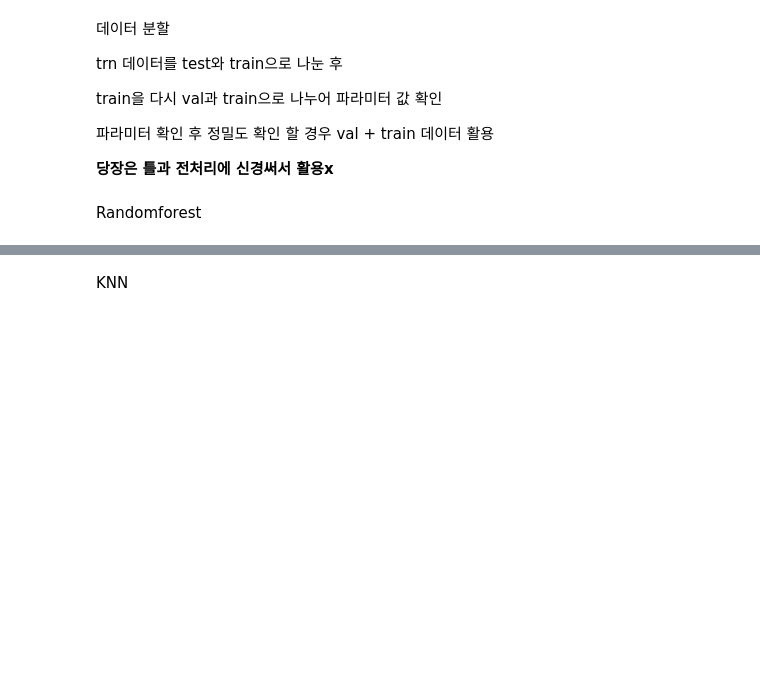
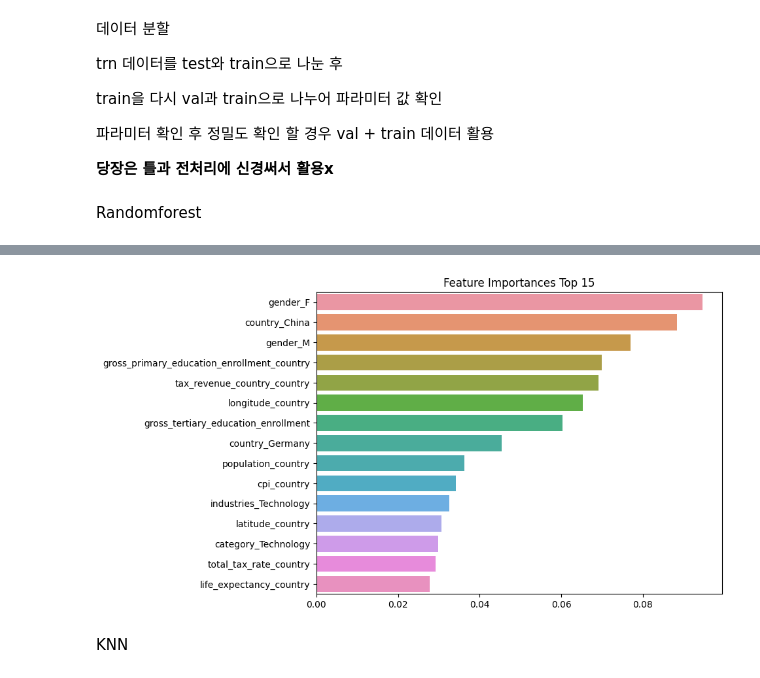
Before and after one commit to deeptudy/kaggle-billionaires_statistics, a Jupyter notebook: main.ipynb, the cells around one changed output, grey strips where cells are left out. Drawn from its saved outputs; the diff is of its cells as text; code cells hidden in the pictures; blank space fills up the shorter version.

Commit message:
add randomforest Feature Importances

```diff
--- a/main.ipynb
+++ b/main.ipynb
@@ -341,0 +334,9 @@ pd.concat([scores_df, scores_df.apply(['mean', 'std'])])
+# %%
+clf.fit(X_trn,y_trn)
+# print(clf.feature_importances_, '\n')
+# 시리즈로 만들어 인덱스를 붙인다
+ser = pd.Series(clf.feature_importances_, index=X_trn.columns)
+
+# 내림차순 정렬을 이용한다, 중요도 탑 15개 출력
+top15 = ser.sort_values(ascending=False)[:15]
+print(top15)
@@ -342,3 +360,10 @@ pd.concat([scores_df, scores_df.apply(['mean', 'std'])])
+# %%
+plt.figure(figsize=(8,6))
+plt.title('Feature Importances Top 15')
+sns.barplot(x=top15, y=top15.index)
+plt.show()
+# %% [output]
+[figure, added]
 # %% [markdown]
 KNN
 # %%
```
Also changed, not shown: parts of 12 cells of this notebook.
